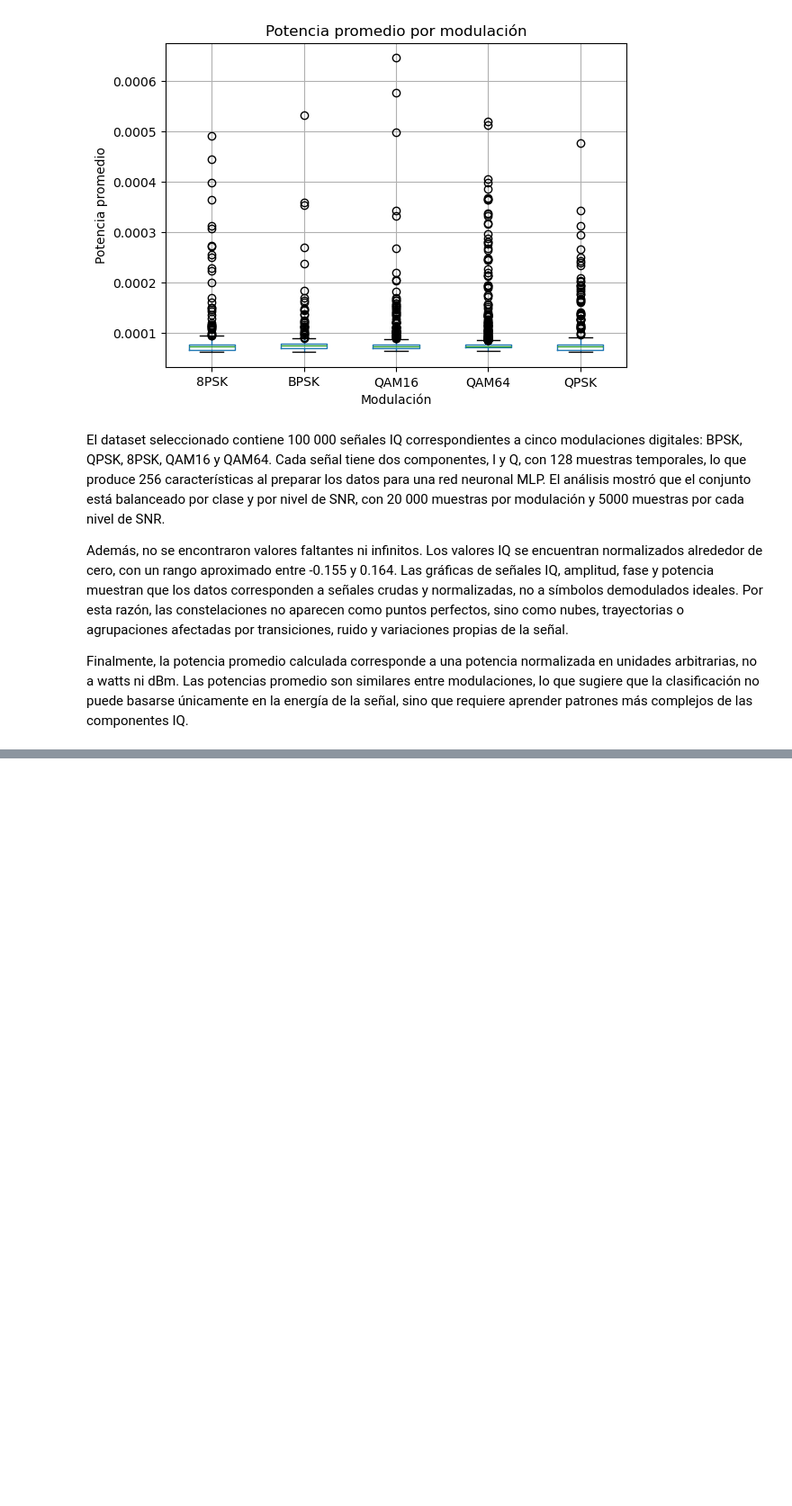
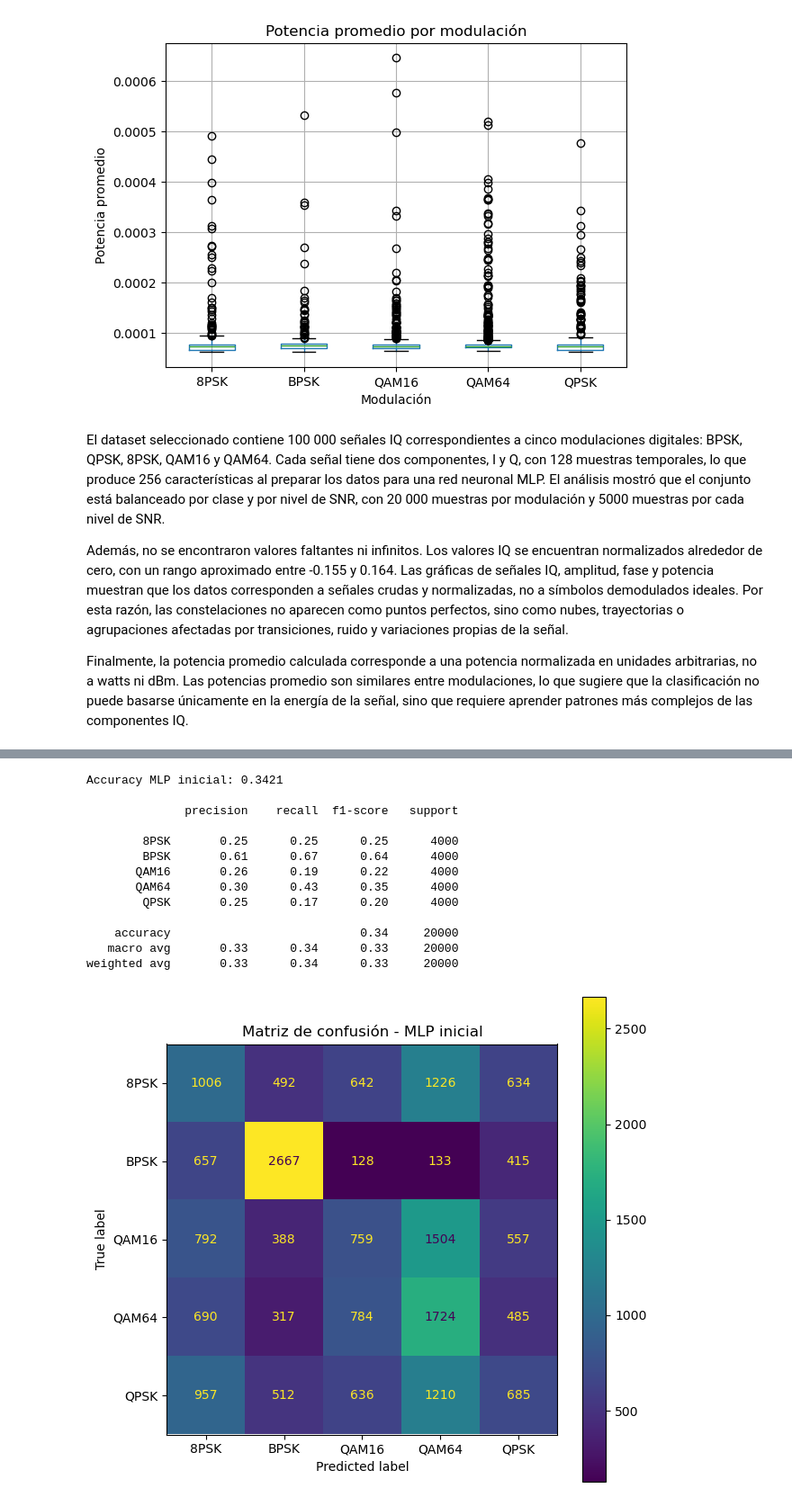
Before and after one commit to gbberru/ML-Digital-Modulations-classifier, a Jupyter notebook: notebook/digital-modulations-classifier.ipynb, the cells around one changed output, grey strips where cells are left out. Shown at 90% size. Cells and saved outputs as stored; diff of their text form; code cells hidden in the pictures; blank space fills up the shorter version.

Commit message:
ADD TRAIN

```diff
--- a/notebook/digital-modulations-classifier.ipynb
+++ b/notebook/digital-modulations-classifier.ipynb
@@ -402,0 +433,7 @@ Finalmente, la potencia promedio calculada corresponde a una potencia normalizad
+# %%
+# Codificar etiquetas de modulación
+label_encoder = LabelEncoder()
+y_encoded = label_encoder.fit_transform(y)
+
+print("Clases originales:", label_encoder.classes_)
+print("Primeras etiquetas codificadas:", y_encoded[:10])
@@ -402,0 +559,50 @@ Finalmente, la potencia promedio calculada corresponde a una potencia normalizad
+# %%
+def evaluar_modelo(modelo, X_test, y_test, nombre_modelo):
+    y_pred = modelo.predict(X_test)
+    acc = accuracy_score(y_test, y_pred)
+
+    print(f"Accuracy {nombre_modelo}: {acc:.4f}")
+    print()
+    print(classification_report(
+        y_test,
+        y_pred,
+        target_names=label_encoder.classes_
+    ))
+
+    cm = confusion_matrix(y_test, y_pred)
+
+    fig, ax = plt.subplots(figsize=(7, 7))
+    disp = ConfusionMatrixDisplay(
+        confusion_matrix=cm,
+        display_labels=label_encoder.classes_
+    )
+    disp.plot(ax=ax, values_format="d")
+    plt.title(f"Matriz de confusión - {nombre_modelo}")
+    plt.show()
+
+    return y_pred, acc
+# %%
+# Entrenamiento inicial MLP
+pipeline_mlp.fit(X_train, y_train)
+
+y_pred_mlp_initial, accuracy_mlp_initial = evaluar_modelo(
+    pipeline_mlp,
+    X_test,
+    y_test,
+    "MLP inicial"
+)
+# %% [output]
+Accuracy MLP inicial: 0.3421
+
+              precision    recall  f1-score   support
+
+        8PSK       0.25      0.25      0.25      4000
+        BPSK       0.61      0.67      0.64      4000
+       QAM16       0.26      0.19      0.22      4000
+       QAM64       0.30      0.43      0.35      4000
+        QPSK       0.25      0.17      0.20      4000
+
+    accuracy                           0.34     20000
+   macro avg       0.33      0.34      0.33     20000
+weighted avg       0.33      0.34      0.33     20000
+[figure, added]
```
Also changed, not shown: parts of 42 cells of this notebook.
